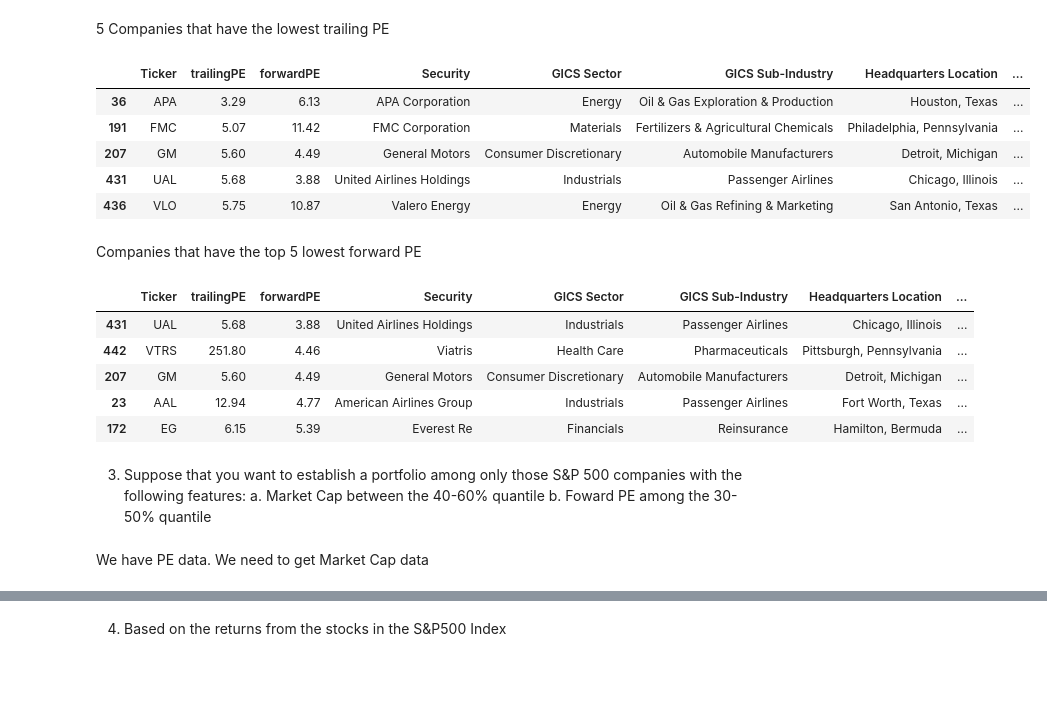
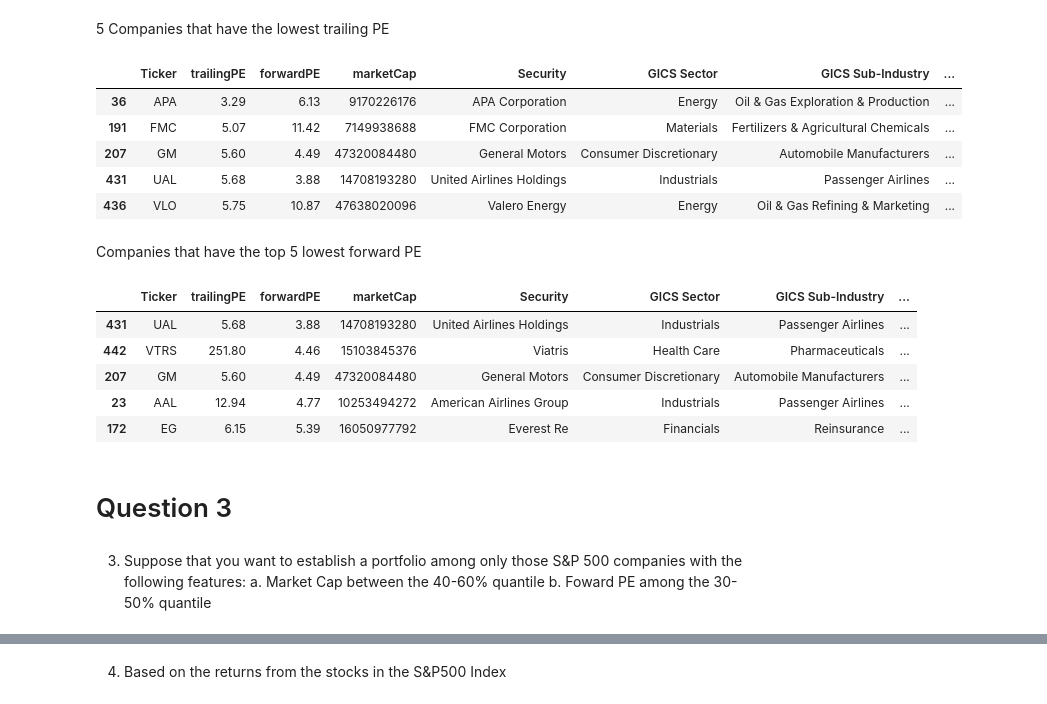
Before and after one commit to hellojohnkim/mmai823, a Jupyter notebook: Assignment 1.ipynb, the cells around one changed output, grey strips where cells are left out. Saved outputs shown, nothing was run; the diff lists cells and outputs as text; code cells hidden in the pictures; blank space fills up the shorter version.

```diff
--- a/Assignment 1.ipynb
+++ b/Assignment 1.ipynb
@@ -62,10 +63,11 @@ yf.Ticker('MSFT').info['marketCap']
 # %% [output]
 3087347744768
 # %%
-#get PE data for tickers in S&P500
+#get various yfinance data for tickers in S&P500 we'll be using in this assignment
+#PE ratios - trailing and forward
+#market cap
 
-
-SP500_PE=[]
+SP500_data=[]
 
 
 for ticker in sp500_tickers:
@@ -73,16 +75,17 @@ for ticker in sp500_tickers:
     #if symbol not in ['INFO', 'AES']:
         ticker=ticker.replace('.', '-')  #For dual shares, eg, BRK.B, we have to change it to BRK-B
         ticker_yahoo = yf.Ticker(ticker)
-        print(ticker,round(ticker_yahoo.info['forwardPE'],2))
-        SP500_PE.append(
+        print(ticker,round(ticker_yahoo.info['trailingPE'],2),round(ticker_yahoo.info['forwardPE'],2),round(ticker_yahoo.info['marketCap']))
+        SP500_data.append(
             {
                 "Ticker":ticker,
                 "trailingPE":round(ticker_yahoo.info['trailingPE'],2),
                 "forwardPE": round(ticker_yahoo.info['forwardPE'],2),
+                "marketCap":round(ticker_yahoo.info['marketCap']),
             }
         )
     except:
         pass
 
-SP500_PE=pd.DataFrame(SP500_PE)
+SP500_data=pd.DataFrame(SP500_data)
 # %% [output]
@@ -121,0 +125,2 @@ SP500_PE
+# %%
+SP500_data = SP500_data.join(sp_df.set_index('Symbol'), on='Ticker')
@@ -151,33 +156,29 @@ top5_forwardPE.join(sp_df.set_index('Symbol'), on='Ticker')
 5 Companies that have the lowest trailing PE
 # %%
 # companies with lowest trailing PE
-bottom5_trailingPE = SP500_PE.sort_values('trailingPE', ascending=True).head(5)
-bottom5_trailingPE
-bottom5_trailingPE.join(sp_df.set_index('Symbol'), on='Ticker')
+SP500_data.sort_values('trailingPE', ascending=True).head(5)
 # %% [output]
-|  | Ticker | trailingPE | forwardPE | Security | GICS Sector | GICS Sub-Industry | Headquarters Location | ... |
-| 36 | APA | 3.29 | 6.13 | APA Corporation | Energy | Oil & Gas Exploration & Production | Houston, Texas | ... |
-| 191 | FMC | 5.07 | 11.42 | FMC Corporation | Materials | Fertilizers & Agricultural Chemicals | Philadelphia, Pennsylvania | ... |
-| 207 | GM | 5.60 | 4.49 | General Motors | Consumer Discretionary | Automobile Manufacturers | Detroit, Michigan | ... |
-| 431 | UAL | 5.68 | 3.88 | United Airlines Holdings | Industrials | Passenger Airlines | Chicago, Illinois | ... |
-| 436 | VLO | 5.75 | 10.87 | Valero Energy | Energy | Oil & Gas Refining & Marketing | San Antonio, Texas | ... |
+|  | Ticker | trailingPE | forwardPE | marketCap | Security | GICS Sector | GICS Sub-Industry | ... |
+| 36 | APA | 3.29 | 6.13 | 9170226176 | APA Corporation | Energy | Oil & Gas Exploration & Production | ... |
+| 191 | FMC | 5.07 | 11.42 | 7149938688 | FMC Corporation | Materials | Fertilizers & Agricultural Chemicals | ... |
+| 207 | GM | 5.60 | 4.49 | 47320084480 | General Motors | Consumer Discretionary | Automobile Manufacturers | ... |
+| 431 | UAL | 5.68 | 3.88 | 14708193280 | United Airlines Holdings | Industrials | Passenger Airlines | ... |
+| 436 | VLO | 5.75 | 10.87 | 47638020096 | Valero Energy | Energy | Oil & Gas Refining & Marketing | ... |
 # %% [markdown]
 Companies that have the top 5 lowest forward PE
 # %%
 # companies with lowest forward PE
-bottom5_forwardPE = SP500_PE.sort_values('forwardPE', ascending=True).head(5)
-bottom5_forwardPE
-bottom5_forwardPE.join(sp_df.set_index('Symbol'), on='Ticker')
+SP500_data.sort_values('forwardPE', ascending=True).head(5)
 # %% [output]
-|  | Ticker | trailingPE | forwardPE | Security | GICS Sector | GICS Sub-Industry | Headquarters Location | ... |
-| 431 | UAL | 5.68 | 3.88 | United Airlines Holdings | Industrials | Passenger Airlines | Chicago, Illinois | ... |
-| 442 | VTRS | 251.80 | 4.46 | Viatris | Health Care | Pharmaceuticals | Pittsburgh, Pennsylvania | ... |
-| 207 | GM | 5.60 | 4.49 | General Motors | Consumer Discretionary | Automobile Manufacturers | Detroit, Michigan | ... |
-| 23 | AAL | 12.94 | 4.77 | American Airlines Group | Industrials | Passenger Airlines | Fort Worth, Texas | ... |
-| 172 | EG | 6.15 | 5.39 | Everest Re | Financials | Reinsurance | Hamilton, Bermuda | ... |
+|  | Ticker | trailingPE | forwardPE | marketCap | Security | GICS Sector | GICS Sub-Industry | ... |
+| 431 | UAL | 5.68 | 3.88 | 14708193280 | United Airlines Holdings | Industrials | Passenger Airlines | ... |
+| 442 | VTRS | 251.80 | 4.46 | 15103845376 | Viatris | Health Care | Pharmaceuticals | ... |
+| 207 | GM | 5.60 | 4.49 | 47320084480 | General Motors | Consumer Discretionary | Automobile Manufacturers | ... |
+| 23 | AAL | 12.94 | 4.77 | 10253494272 | American Airlines Group | Industrials | Passenger Airlines | ... |
+| 172 | EG | 6.15 | 5.39 | 16050977792 | Everest Re | Financials | Reinsurance | ... |
+# %% [markdown]
+# Question 3
 # %% [markdown]
 3. Suppose that you want to establish a portfolio among only those S&P 500 companies with the following features:
     a. Market Cap between the 40-60% quantile
     b. Foward PE among the 30-50% quantile
-# %% [markdown]
-We have PE data. We need to get Market Cap data
```
Also changed, not shown: parts of 23 cells of this notebook.
